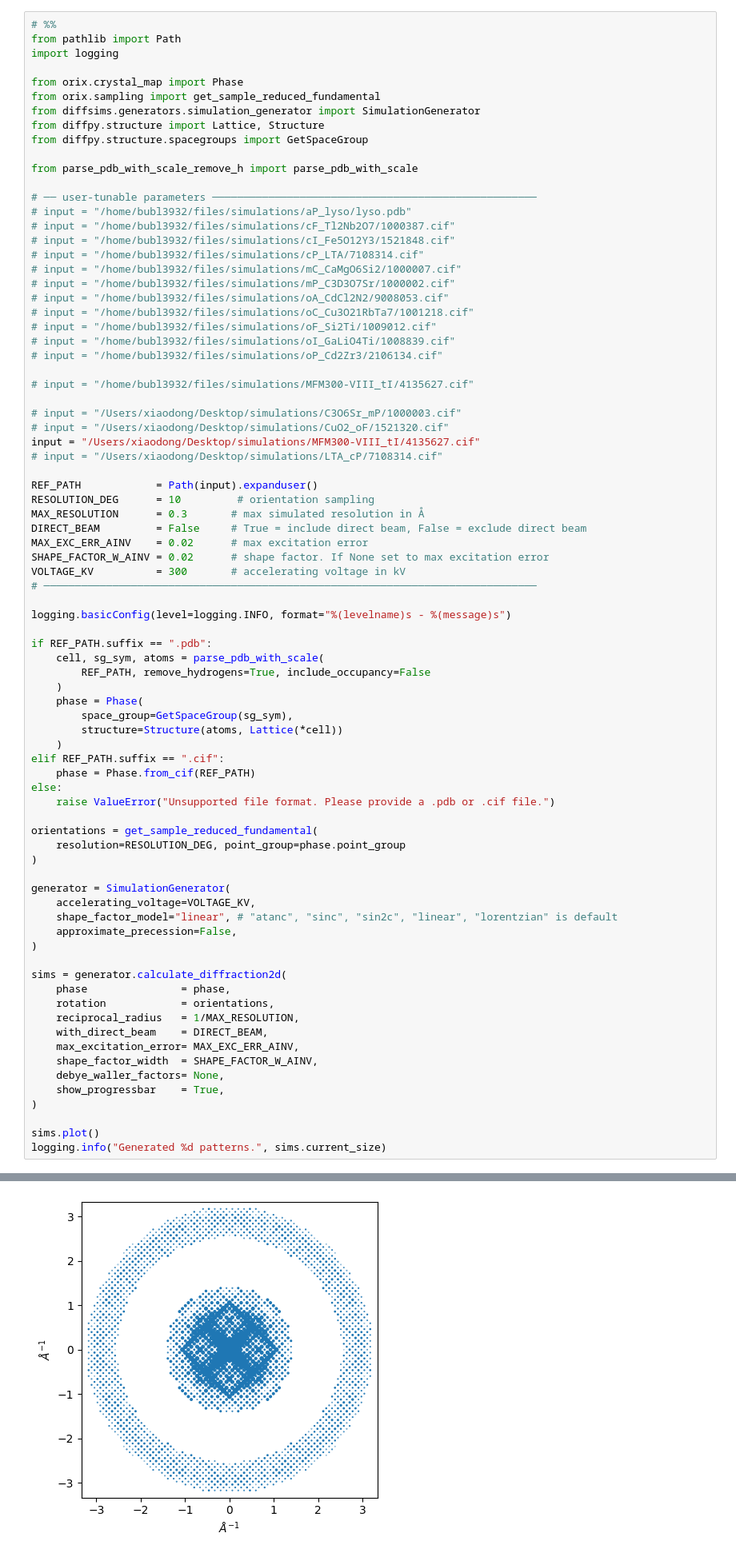
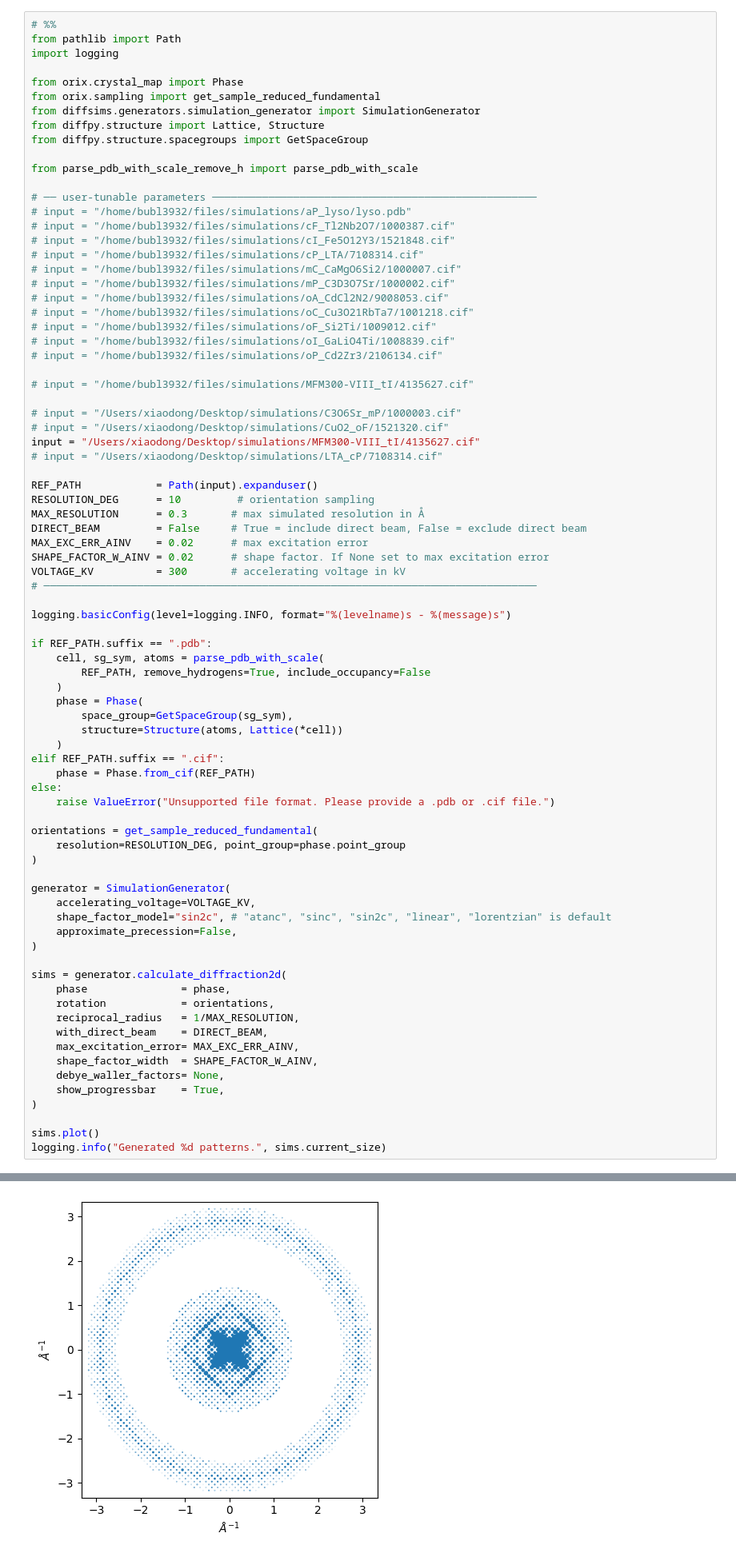
Before and after one commit to bstrb/simSSED, a Jupyter notebook: notebook/simulate_PDB_CIF.ipynb, the cells around one changed output, grey strips where cells are left out. Shown at 80% size. Cells and saved outputs as stored; diff of their text form.

```diff
--- a/notebook/simulate_PDB_CIF.ipynb
+++ b/notebook/simulate_PDB_CIF.ipynb
@@ -55,35 +55,35 @@ if REF_PATH.suffix == ".pdb":
     )
 elif REF_PATH.suffix == ".cif":
     phase = Phase.from_cif(REF_PATH)
 else:
     raise ValueError("Unsupported file format. Please provide a .pdb or .cif file.")
 
 orientations = get_sample_reduced_fundamental(
     resolution=RESOLUTION_DEG, point_group=phase.point_group
 )
 
 generator = SimulationGenerator(
     accelerating_voltage=VOLTAGE_KV,
-    shape_factor_model="linear", # "atanc", "sinc", "sin2c", "linear", "lorentzian" is default
+    shape_factor_model="sin2c", # "atanc", "sinc", "sin2c", "linear", "lorentzian" is default
     approximate_precession=False,
 )
 
 sims = generator.calculate_diffraction2d(
     phase               = phase,
     rotation            = orientations,
     reciprocal_radius   = 1/MAX_RESOLUTION,
     with_direct_beam    = DIRECT_BEAM,
     max_excitation_error= MAX_EXC_ERR_AINV,
     shape_factor_width  = SHAPE_FACTOR_W_AINV,
     debye_waller_factors= None,
     show_progressbar    = True,
 )
 
 sims.plot()
 logging.info("Generated %d patterns.", sims.current_size)
 # %% [output]
 INFO - Generated 91 patterns.
-[figure, old version]
+[figure, new version]
 # %% [markdown]
 <!-- # %% [markdown] -->
 # 2. Write simulated patterns into HDF5 and helper files
```
Also changed, not shown: parts of 1 cell of this notebook.
